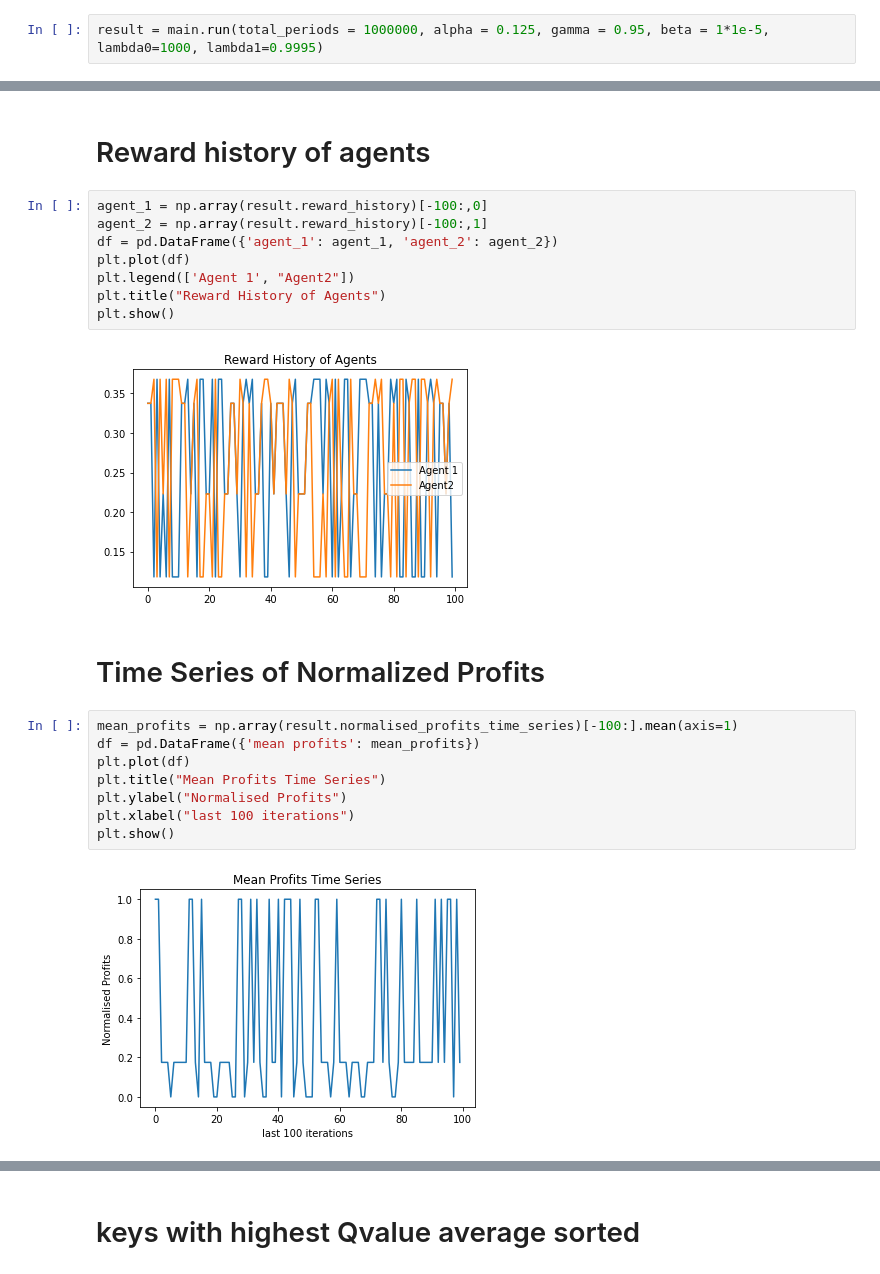
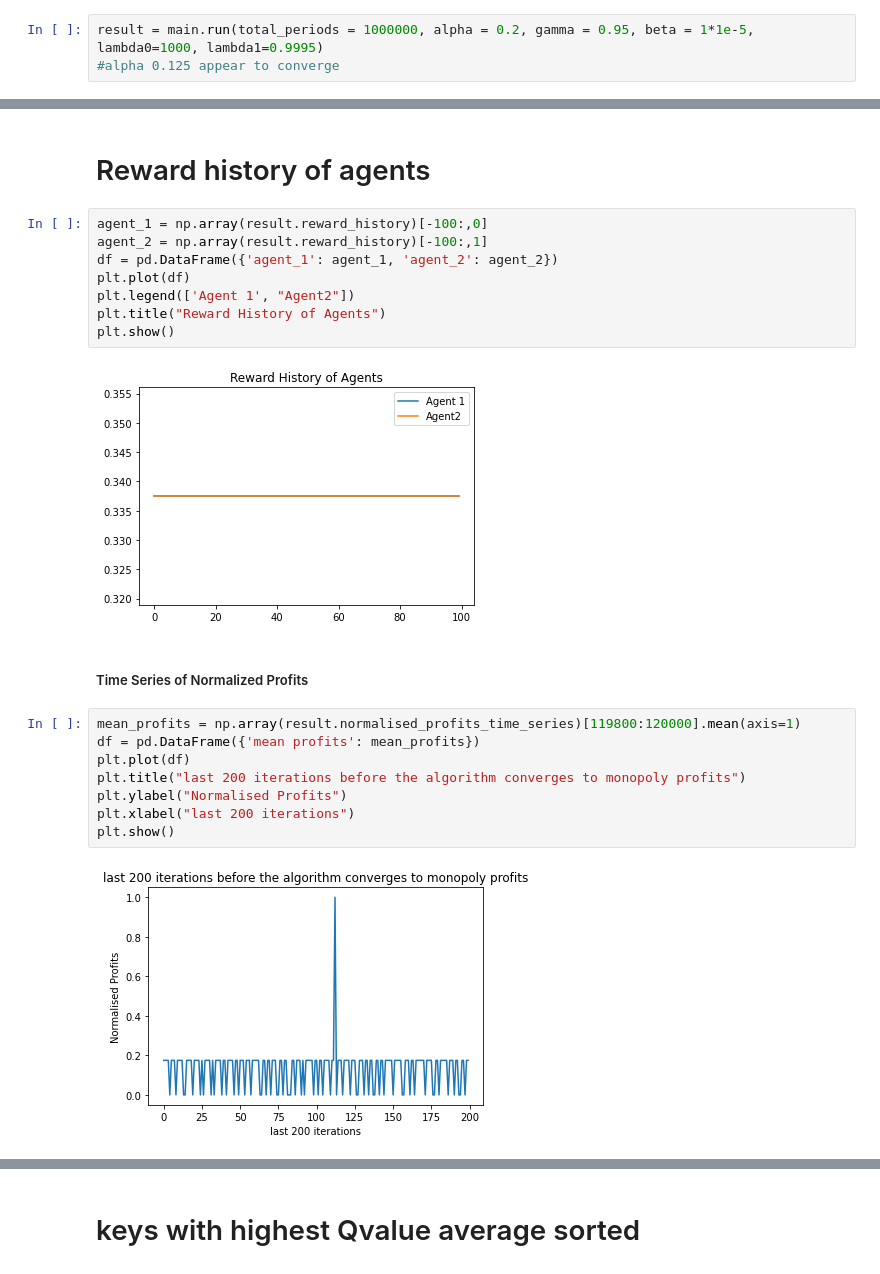
Before and after one commit to weehan299/multiagenteconomicssimulation, a Jupyter notebook: Data Analysis of Results.ipynb, the cells around one changed output, grey strips where cells are left out. Drawn from its saved outputs; the diff is of its cells as text.

```diff
--- a/Data Analysis of Results.ipynb
+++ b/Data Analysis of Results.ipynb
@@ -7,4 +7,5 @@ from IPython.display import clear_output
 
 import main
 # %%
-result = main.run(total_periods = 1000000, alpha = 0.125, gamma = 0.95, beta = 1*1e-5, lambda0=1000, lambda1=0.9995)
+result = main.run(total_periods = 1000000, alpha = 0.2, gamma = 0.95, beta = 1*1e-5, lambda0=1000, lambda1=0.9995)
+#alpha 0.125 appear to converge
@@ -152,16 +131,16 @@ plt.legend(['Agent 1', "Agent2"])
 plt.title("Reward History of Agents")
 plt.show()
 # %% [output]
-[figure, old version]
+[figure, new version]
 # %% [markdown]
-# Time Series of Normalized Profits
+##### Time Series of Normalized Profits
 # %%
-mean_profits = np.array(result.normalised_profits_time_series)[-100:].mean(axis=1)
+mean_profits = np.array(result.normalised_profits_time_series)[119800:120000].mean(axis=1)
 df = pd.DataFrame({'mean profits': mean_profits})
 plt.plot(df)
-plt.title("Mean Profits Time Series")
+plt.title("last 200 iterations before the algorithm converges to monopoly profits")
 plt.ylabel("Normalised Profits")
-plt.xlabel("last 100 iterations")
+plt.xlabel("last 200 iterations")
 plt.show()
 # %% [output]
-[figure, old version]
+[figure, new version]
```
Also changed, not shown: parts of 22 cells of this notebook, 6 other files.
